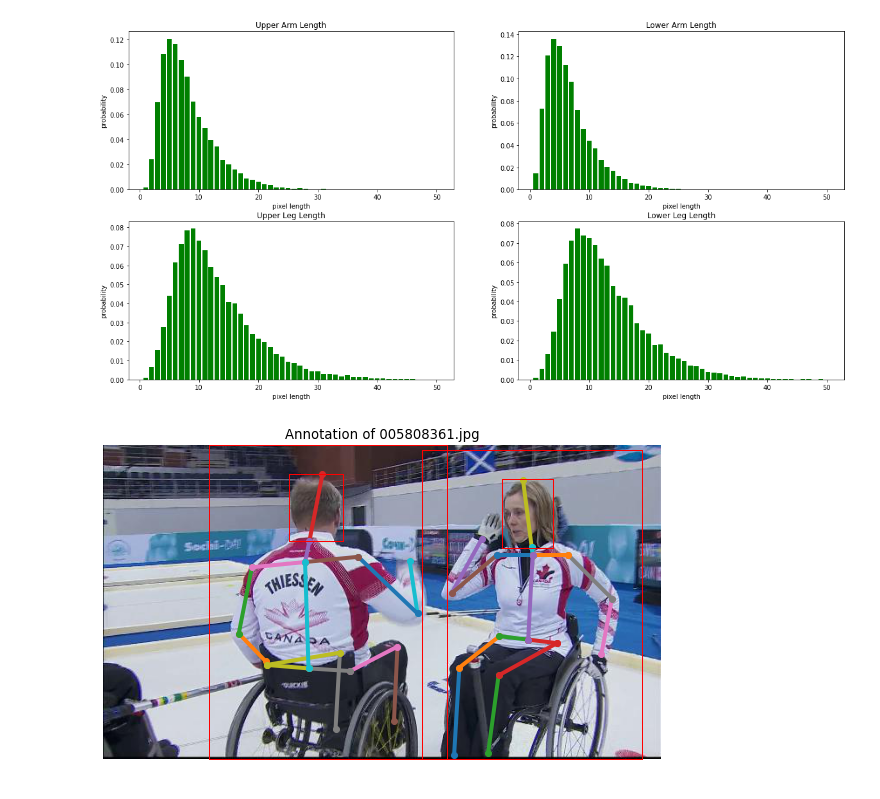
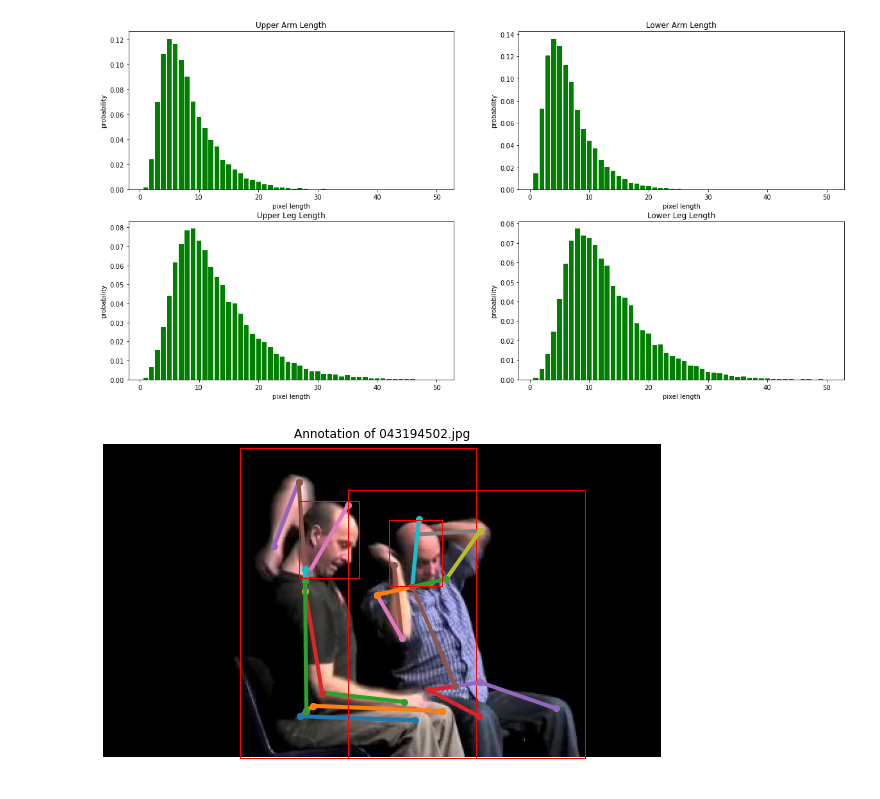
Before and after one commit to antduru/PoseDetection, a Jupyter notebook: graph_producer.ipynb, the cells around one changed output. Cells and saved outputs as stored; diff of their text form; code cells hidden in the pictures.

```diff
--- a/graph_producer.ipynb
+++ b/graph_producer.ipynb
@@ -130,34 +130,34 @@ def present_body_parts(image_array, image_object, joint_dict, title, draw_head=T
             plot_line(joint_map['l_hip'], joint_map['pelvis'])
             plot_line(joint_map['thorax'], joint_map['pelvis'])
 
 #         if not 'head_coordinates' in person: continue
 
         person_head = person['head_coordinates']
         x1 = person_head['x1']
         y1 = person_head['y1']
         x2 = person_head['x2']
         y2 = person_head['y2']
 
         if draw_head:
             plot_rect(x1, y1, x2, y2) # draw head
 
         if draw_bbox:
             draw_person_rect(joint_list, person_head, image_object['image_shape']) # draw body
 
 
     plt.show()
 
 def show_image(image_object, images_path):
     image_name = image_object['image_name']
     image_array = np.array(Image.open(os.path.join(images_path, image_name)))
 
     present_body_parts(image_array, image_object, joint_dict, f'Annotation of {image_name}',\
                       draw_head=True, draw_bbox=True, draw_pose=True)
 
 #     print(json.dumps(image_object, indent=1))
 
-show_image(json_list[2], images_path)
+show_image(json_list[10], images_path)
 # %% [output]
-[figure, old version]
+[figure, new version]
 # %%
 from src.util import iou
```
Also changed, not shown: parts of 4 cells of this notebook, 5 other files.
